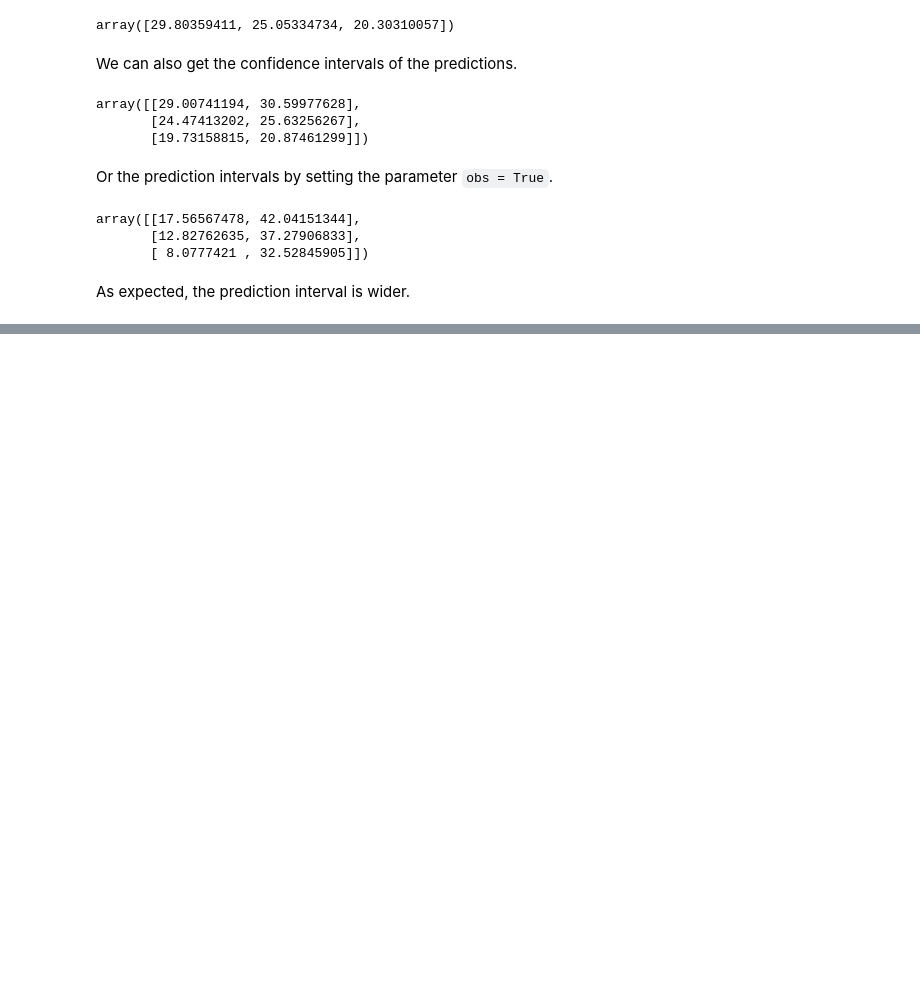
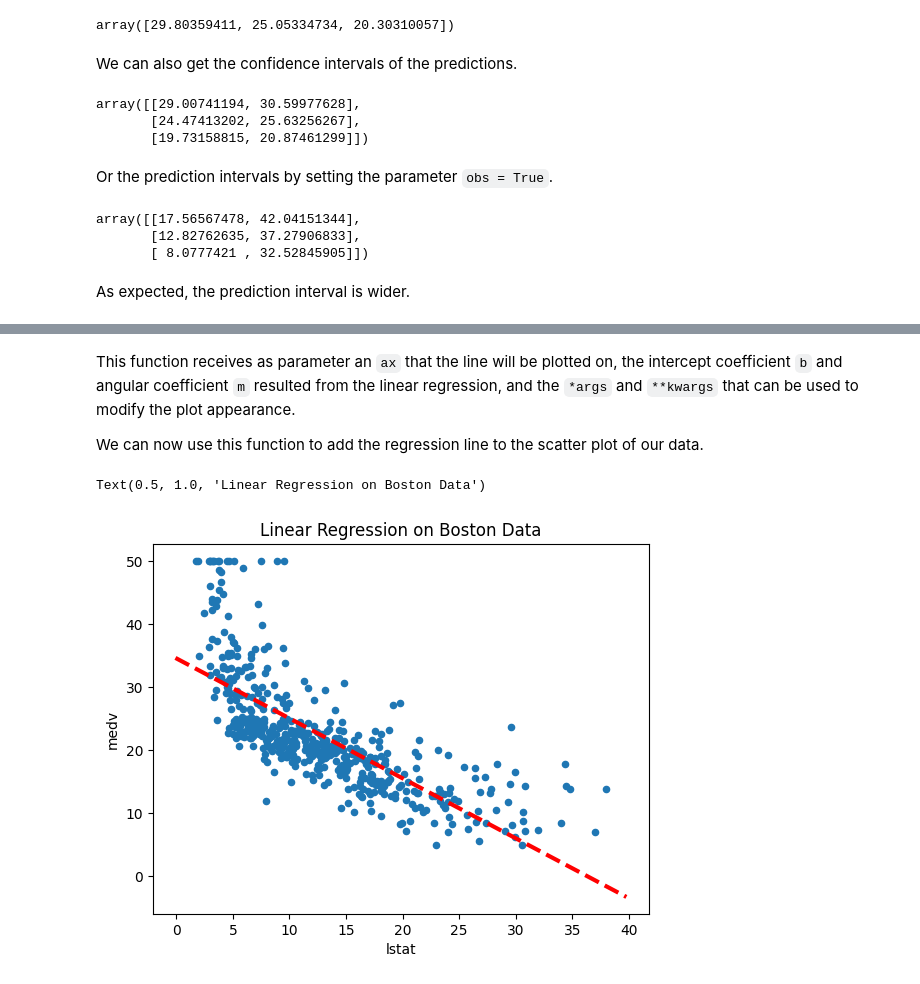
Before and after one commit to lucasiuri/ISLP_solutions, a Jupyter notebook: 3 - Linear Regression/ch3_lab.ipynb, the cells around one changed output, grey strips where cells are left out. Cells and saved outputs as stored; diff of their text form; code cells hidden in the pictures; blank space fills up the shorter version.

Commit message:
Lab 3 - finished simple linear regression

```diff
--- a/3 - Linear Regression/ch3_lab.ipynb
+++ b/3 - Linear Regression/ch3_lab.ipynb
@@ -233,0 +240,16 @@ As expected, the prediction interval is wider.
+# %%
+def abline(ax, b, m, *args, **kwargs):
+    xlim = ax.get_xlim()
+    ylim = [m * xlim[0] + b, m * xlim[1] + b]
+    ax.plot(xlim, ylim, *args, **kwargs)
+# %% [markdown]
+This function receives as parameter an `ax` that the line will be plotted on, the intercept coefficient `b` and angular coefficient `m`  resulted from the linear regression, and the `*args` and `**kwargs` that can be used to modify the plot appearance.
+
+We can now use this function to add the regression line to the scatter plot of our data.
+# %%
+ax = Boston.plot.scatter('lstat', 'medv')
+abline(ax, results.params[0], results.params[1], 'r--', linewidth = 3)
+ax.set_title('Linear Regression on Boston Data')
+# %% [output]
+Text(0.5, 1.0, 'Linear Regression on Boston Data')
+[figure, added]
```
Also changed, not shown: parts of 8 cells of this notebook.
